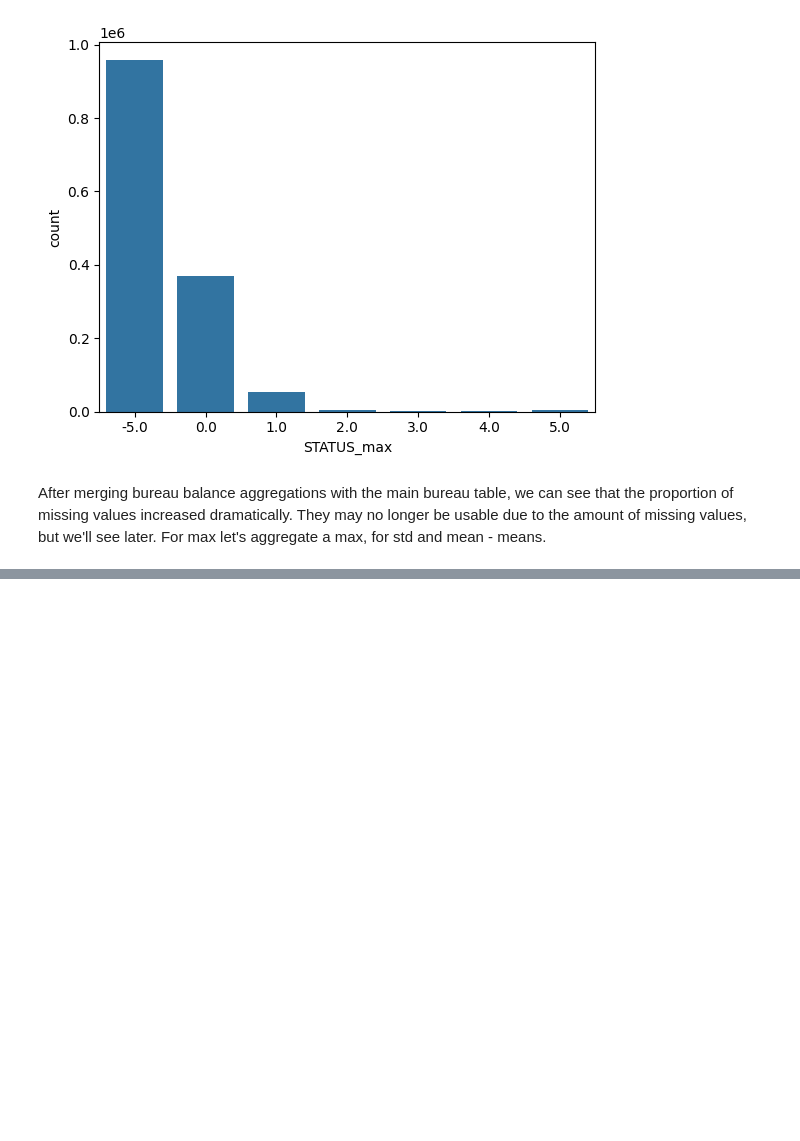
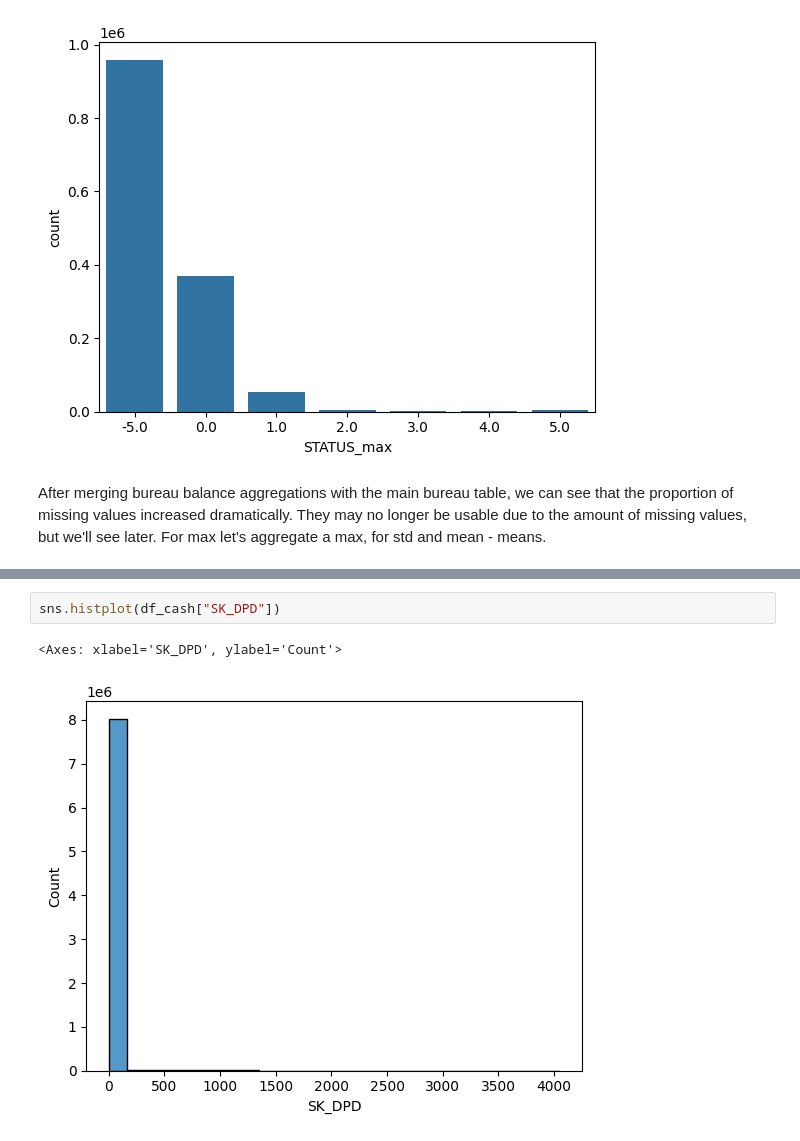
Before and after one commit to Vienmarskinis/home_credit_default_risk, a Jupyter notebook: wip.ipynb, the cells around one changed output, grey strips where cells are left out. Saved outputs shown, nothing was run; the diff lists cells and outputs as text; blank space fills up the shorter version.

```diff
--- a/wip.ipynb
+++ b/wip.ipynb
@@ -349,0 +429,5 @@ aggregates = aggregates.join(credit_enddate_positive_agg, how="outer")
+# %%
+sns.histplot(df_cash["SK_DPD"])
+# %% [output]
+<Axes: xlabel='SK_DPD', ylabel='Count'>
+[figure, added]
```
Also changed, not shown: parts of 65 cells of this notebook, 2 other files.
